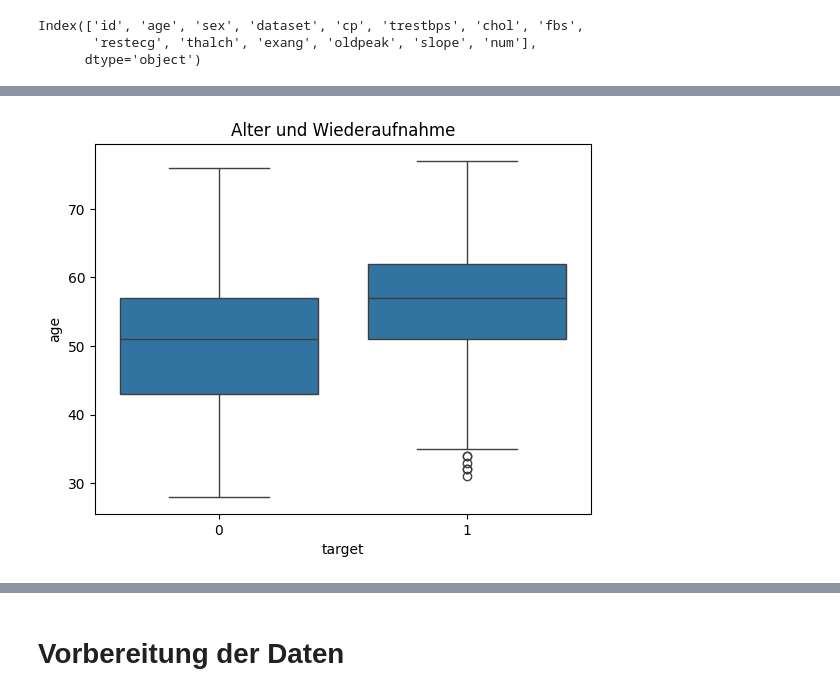
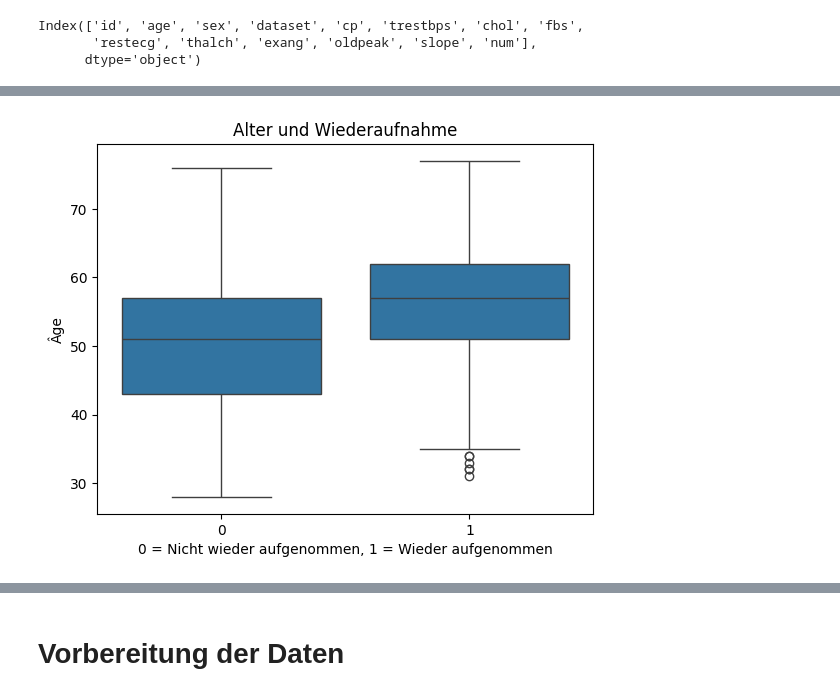
Before and after one commit to lionelcarine/Data-Science-Portfolio, a Jupyter notebook: 05_Classification/Readmission_Healthcare/heart_disease.ipynb, the cells around one changed output, grey strips where cells are left out. Cells and saved outputs as stored; diff of their text form; code cells hidden in the pictures.

```diff
--- a/05_Classification/Readmission_Healthcare/heart_disease.ipynb
+++ b/05_Classification/Readmission_Healthcare/heart_disease.ipynb
@@ -103,6 +114,8 @@ plt.show()
 # %%
 sns.boxplot(x='target', y='age', data=df)
 plt.title("Alter und Wiederaufnahme")
+plt.xlabel("0 = Nicht wieder aufgenommen, 1 = Wieder aufgenommen")
+plt.ylabel("Âge")
 plt.show()
 # %% [output]
-[figure, old version]
+[figure, new version]
```
Also changed, not shown: parts of 3 cells of this notebook.
